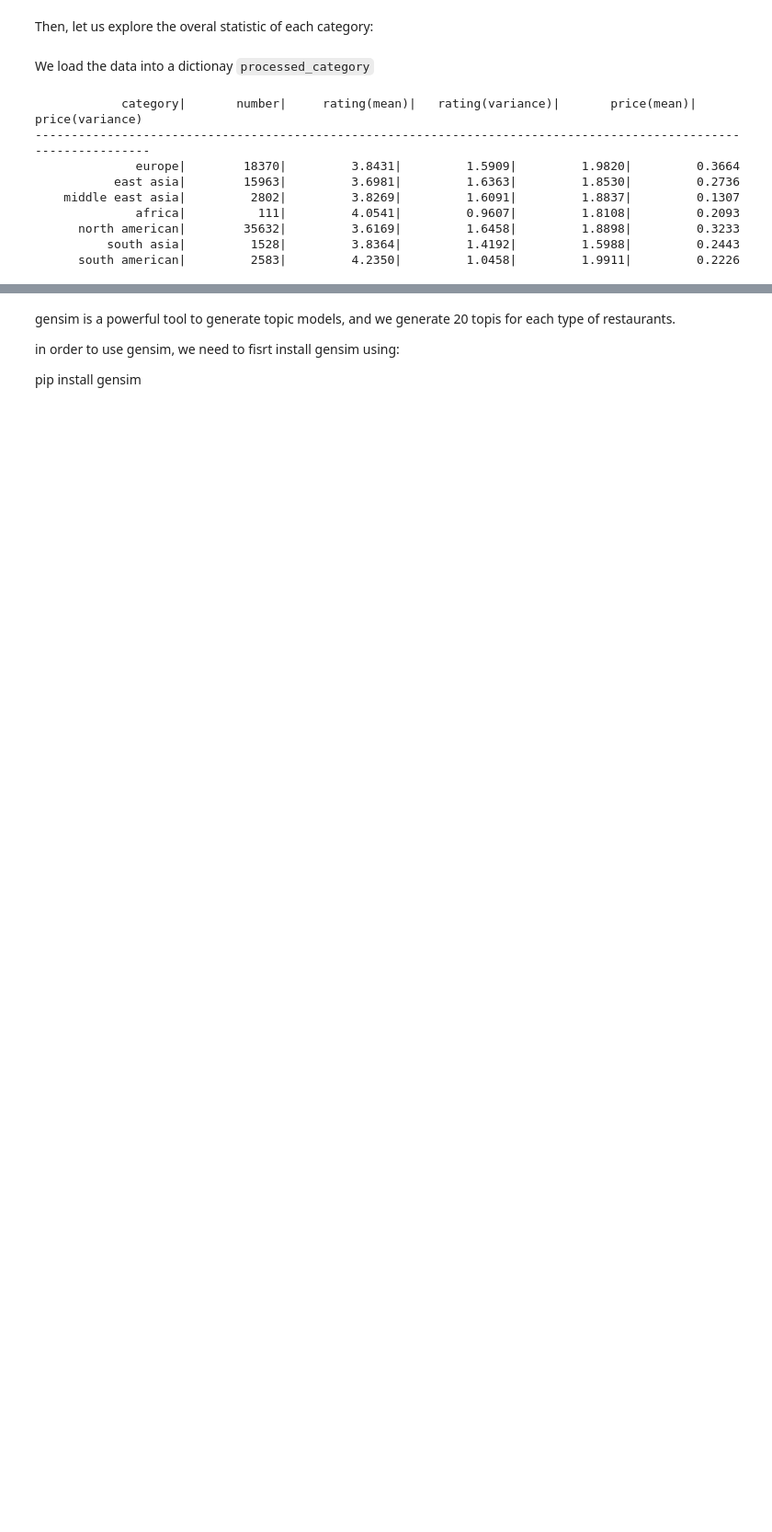
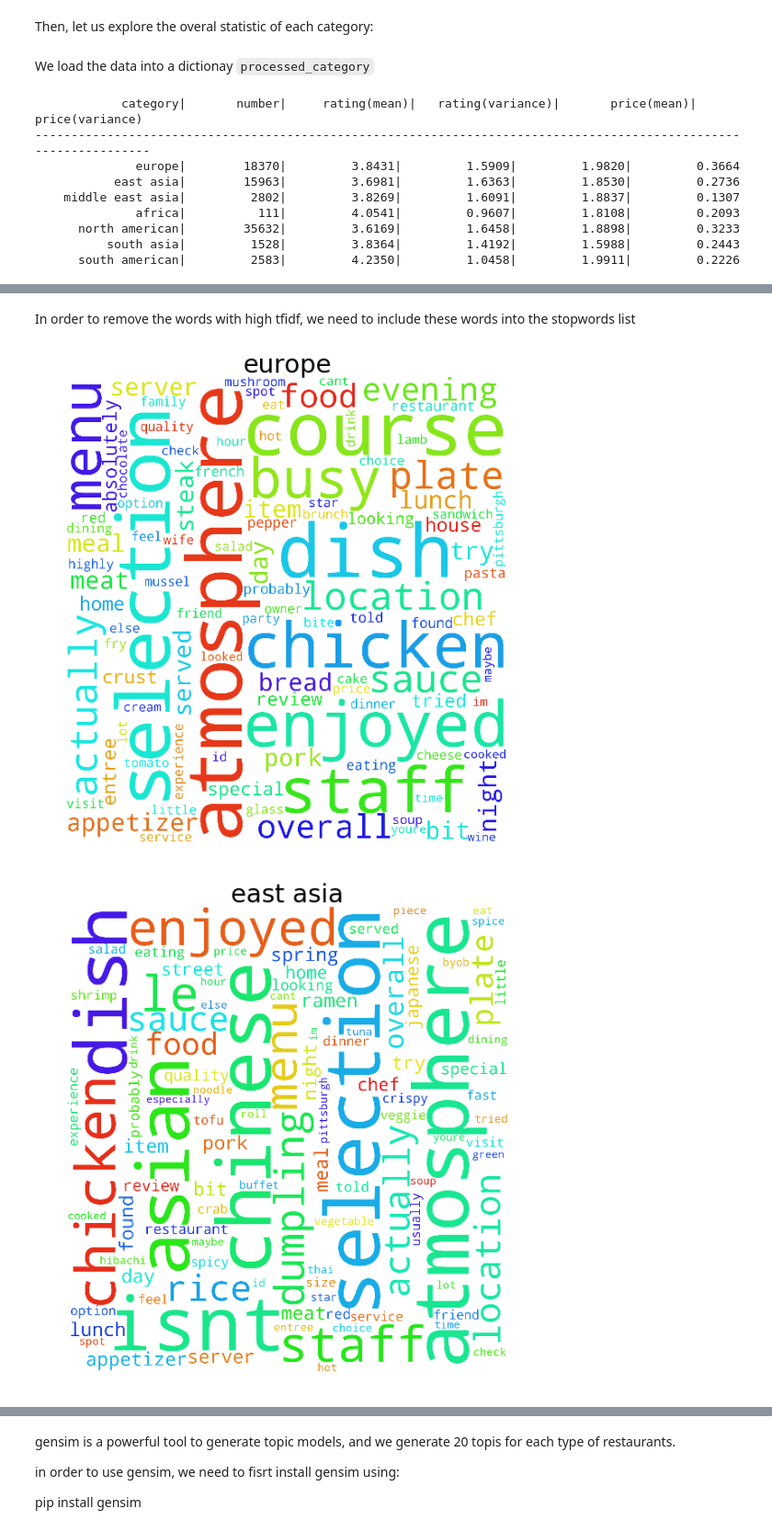
Before and after one commit to atrdjuneChen/YelpAnalysis, a Jupyter notebook: yelp_analysis.ipynb, the cells around one changed output, grey strips where cells are left out. Shown at 92% size. Saved outputs shown, nothing was run; the diff lists cells and outputs as text; code cells hidden in the pictures; blank space fills up the shorter version.

```diff
--- a/yelp_analysis.ipynb
+++ b/yelp_analysis.ipynb
@@ -417,11 +540,8 @@ Firstly, we need to remove the stopwords and count the unigram(single words)
 from collections import Counter
 from string import punctuation
 
-def word_counter(all_review, n=50):
-    stopwords = set(nltk.corpus.stopwords.words('english'))
-    with_stp = Counter()
+def word_counter(all_review, stop_words, n=100):
     without_stp  = Counter()
     for review in all_review:
-        with_stp.update(w for w in review if w in stopwords)
-        without_stp.update(w for w in review if w not in stopwords)
-    return [x for x in with_stp.most_common(n)],[y for y in without_stp.most_common(n)]
+        without_stp.update(w for w in review if w not in stop_words)
+    return [y for y in without_stp.most_common(n)]
@@ -430,18 +552,48 @@ We then use the wordCloud to visualize the most common words of each category. W
+# %%
+personalize_stop_word = []
+for line in open("./data/my_stopword_list.txt"):
+    word = line.rstrip('\n')
+    if len(word)==0:
+        continue
+    else:
+        personalize_stop_word.append(word)
+print len(personalize_stop_word)
+# %% [markdown]
+In order to remove the words with high tfidf, we need to include these words into the stopwords list
+# %%
+top_n = 200
+top_features_lowest = [features[i] for i in indices_lowest[:top_n]]
+# %%
+stopwords_with_sentimental = set(nltk.corpus.stopwords.words('english') +
+                                 rare_words + sentimental_dict.keys() + personalize_stop_word
+                                + top_features_lowest)
 # %%
 %matplotlib inline
 import matplotlib.pyplot as plt
 from wordcloud import WordCloud
 
-def plot_wordCloud(processed_category):
+import scipy
+from scipy import ndimage
+
+
+# num_most_common_word : the number of the most common words we want to extract
+
+def plot_wordCloud(processed_category, rare_words, num_most_common_word):
+    i=0
     for name in processed_category.iterkeys():
-        with_stp, without_stp = word_counter(processed_category[name]['review'], 200)
+        without_stp = word_counter(processed_category[name]['review'], rare_words, num_most_common_word)
         str = ""
         w =  [pair[0] for pair in without_stp]
         str = " ".join(w)
         wordcloud = WordCloud(background_color='white',width=1800,height=1900).generate(str)
         plt.figure(i+1, figsize=(10,10), dpi=100)
         plt.axis('off')
         plt.title (name, size=30)
         plt.imshow(wordcloud, cmap=plt.cm.gray)
+        i+=1
 
-plot_wordCloud(processed_category)
+
+plot_wordCloud(processed_category, stopwords_with_sentimental, 100)
+# %% [output]
+[figure, added]
+[figure, added]
```
Also changed, not shown: parts of 36 cells of this notebook, 2 other files.
